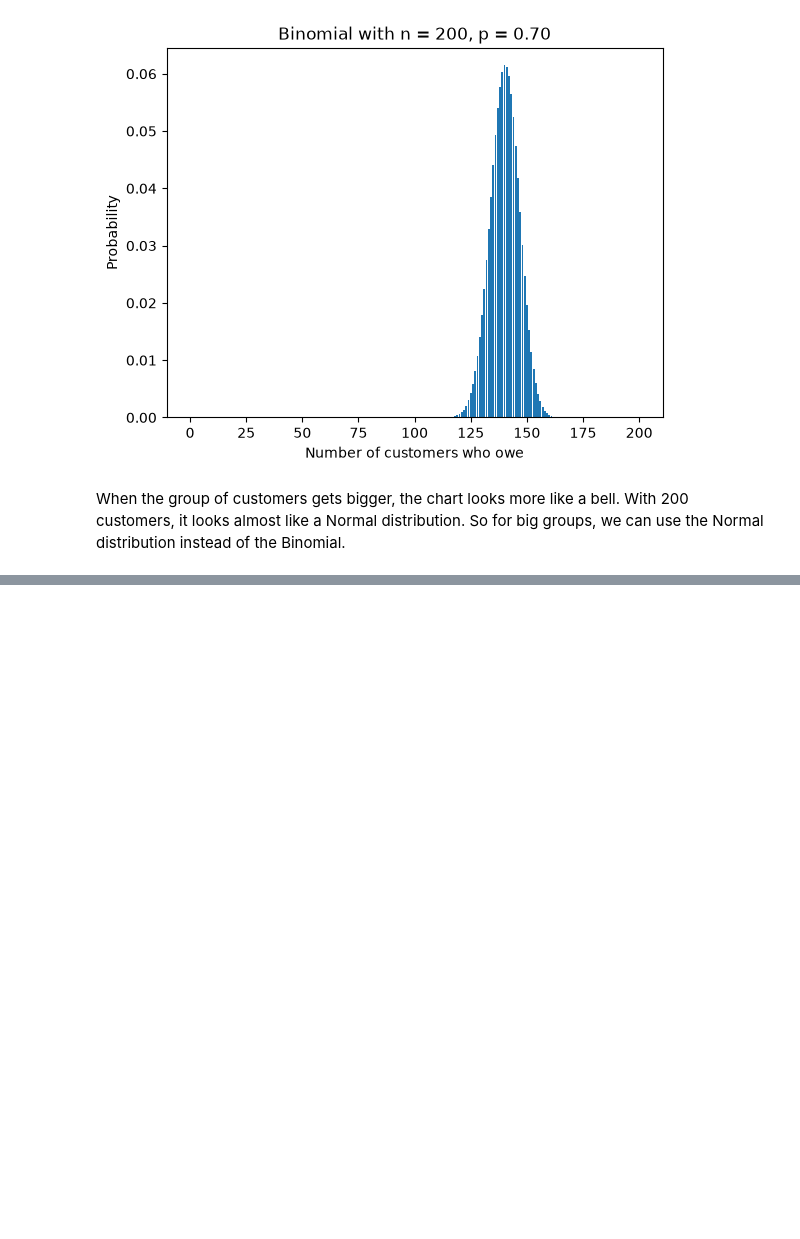
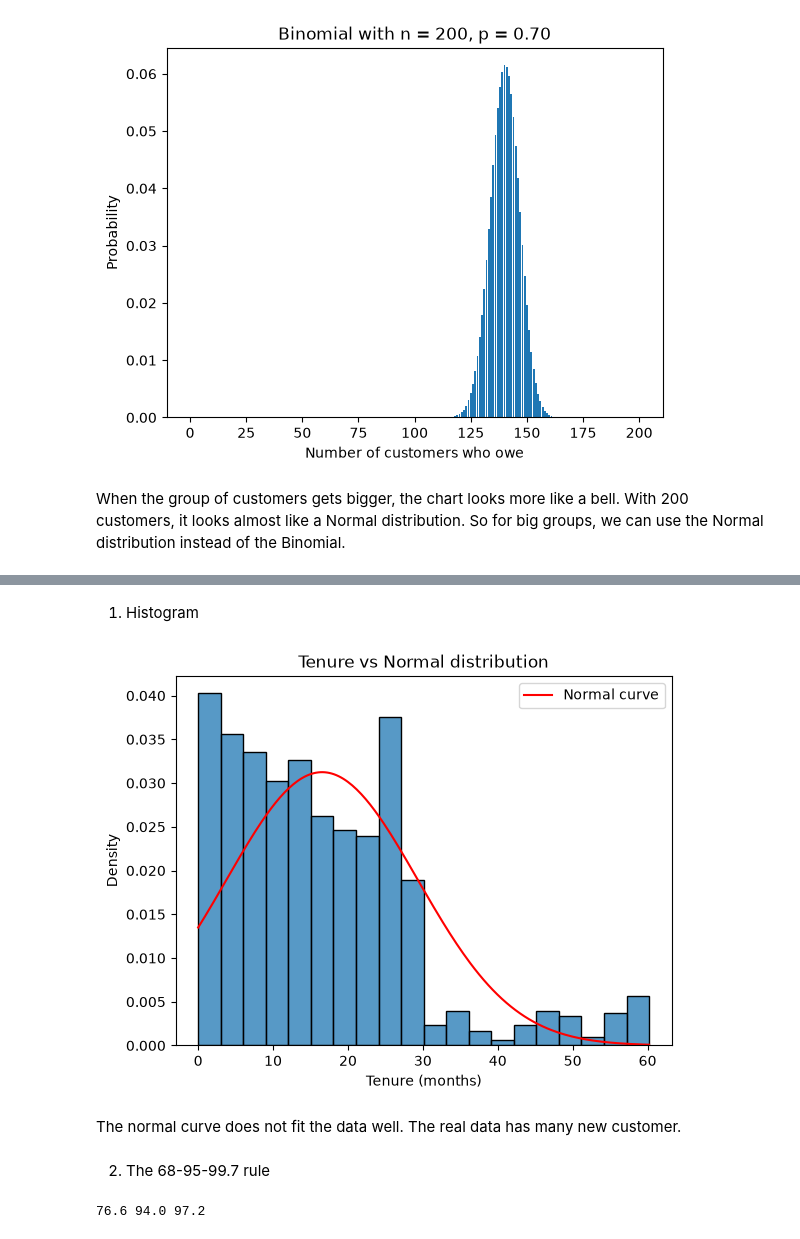
Before and after one commit to mafs794/payments-statistical-techniques-ca1, a Jupyter notebook: ca1.ipynb, the cells around one changed output, grey strips where cells are left out. Drawn from its saved outputs; the diff is of its cells as text; code cells hidden in the pictures; blank space fills up the shorter version.

```diff
--- a/ca1.ipynb
+++ b/ca1.ipynb
@@ -683,0 +749,26 @@ When the group of customers gets bigger, the chart looks more like a bell. With
+# %% [markdown]
+1. Histogram
+# %%
+x = process_data["tenure_months"]
+mean, std = x.mean(), x.std()
+
+sns.histplot(x, kde=False, stat="density", bins=20)
+x_line = np.linspace(x.min(), x.max(), 200)
+plt.plot(x_line, stats.norm.pdf(x_line, mean, std), color="red", label="Normal curve")
+plt.xlabel("Tenure (months)")
+plt.title("Tenure vs Normal distribution")
+plt.legend()
+plt.show()
+# %% [output]
+[figure, added]
+# %% [markdown]
+The normal curve does not fit the data well. The real data has many new customer.
+# %% [markdown]
+2. The 68-95-99.7 rule
+# %%
+within1 = ((x >= mean - std) & (x <= mean + std)).mean() * 100
+within2 = ((x >= mean - 2*std) & (x <= mean + 2*std)).mean() * 100
+within3 = ((x >= mean - 3*std) & (x <= mean + 3*std)).mean() * 100
+print(round(within1, 1), round(within2, 1), round(within3, 1))
+# %% [output]
+76.6 94.0 97.2
```
Also changed, not shown: parts of 28 cells of this notebook.
